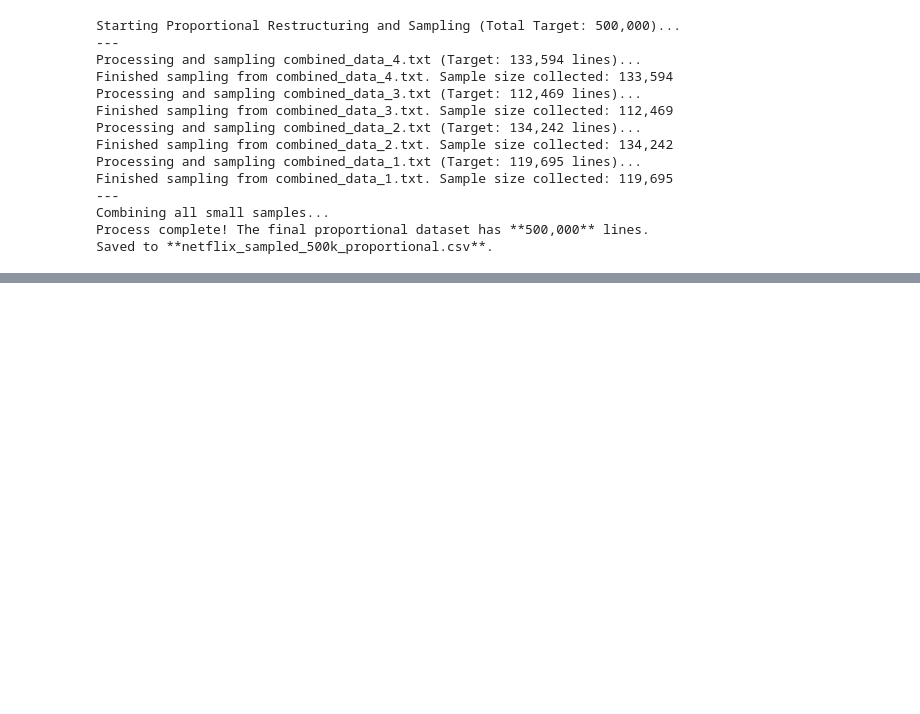
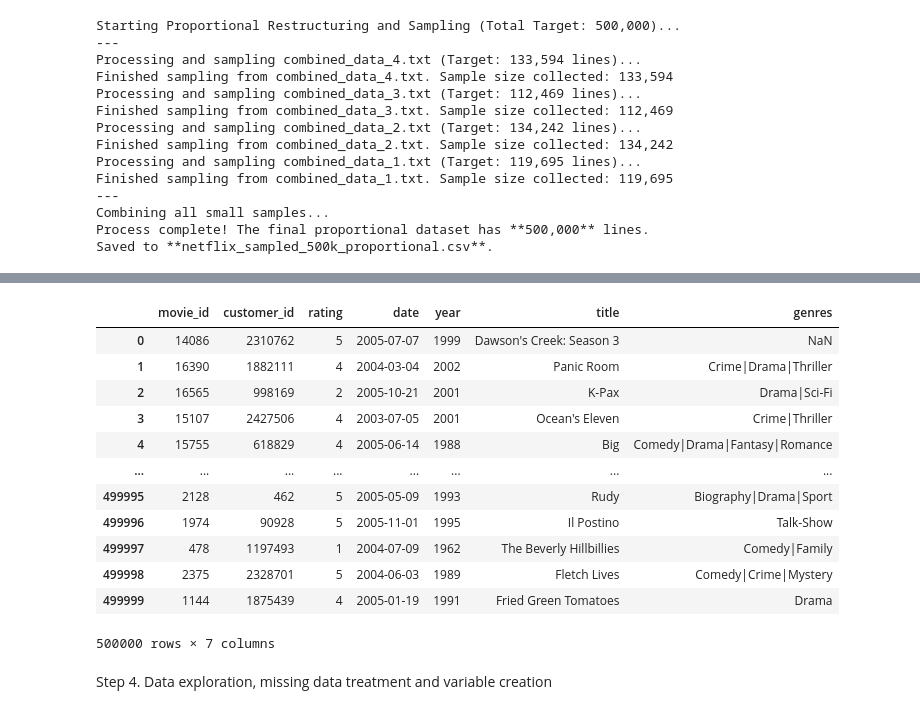
Before and after one commit to Vamina/Project_NetflixPrize, a Jupyter notebook: netflix_data_manag.ipynb, the cells around one changed output, grey strips where cells are left out. Drawn from its saved outputs; the diff is of its cells as text; code cells hidden in the pictures; blank space fills up the shorter version.

```diff
--- a/netflix_data_manag.ipynb
+++ b/netflix_data_manag.ipynb
@@ -128,0 +145,14 @@ df
+# %%
+#Read and clean the movie titles file
+titles_rows = []
+
+with open('movie_titles.csv', 'r', encoding = 'latin-1') as f:
+    for line in f:
+      line = line.strip()
+      parts = line.split(',', 2)
+
+      if len(parts) == 3:
+            film_id, year, title = parts
+            titles_rows.append([int(film_id), year, title])
+
+df_titles = pd.DataFrame(titles_rows, columns=['movie_id', 'year', 'title'])
@@ -128,0 +175,8 @@ df
+# %%
+#merge the movie titles file with the rating file
+
+df_ratings_titles   = pd.merge(df_ratings, df_titles, how = 'left', on = 'movie_id')
+
+
+
+df_ratings_titles
@@ -128,0 +199,5 @@ df
+# %%
+#read the genre file
+df_genres = pd.read_csv('netflix_genres.csv')
+
+df_genres
@@ -128,0 +218,22 @@ df
+# %%
+#merge the df with the genre file
+
+df = pd.merge(df_ratings_titles, df_genres, how = 'left', left_on = 'movie_id', right_on = 'movieId').drop('movieId', axis = 1)
+
+df
+# %% [output]
+|  | movie_id | customer_id | rating | date | year | title | genres |
+| 0 | 14086 | 2310762 | 5 | 2005-07-07 | 1999 | Dawson's Creek: Season 3 | NaN |
+| 1 | 16390 | 1882111 | 4 | 2004-03-04 | 2002 | Panic Room | Crime|Drama|Thriller |
+| 2 | 16565 | 998169 | 2 | 2005-10-21 | 2001 | K-Pax | Drama|Sci-Fi |
+| 3 | 15107 | 2427506 | 4 | 2003-07-05 | 2001 | Ocean's Eleven | Crime|Thriller |
+| 4 | 15755 | 618829 | 4 | 2005-06-14 | 1988 | Big | Comedy|Drama|Fantasy|Romance |
+| ... | ... | ... | ... | ... | ... | ... | ... |
+| 499995 | 2128 | 462 | 5 | 2005-05-09 | 1993 | Rudy | Biography|Drama|Sport |
+| 499996 | 1974 | 90928 | 5 | 2005-11-01 | 1995 | Il Postino | Talk-Show |
+| 499997 | 478 | 1197493 | 1 | 2004-07-09 | 1962 | The Beverly Hillbillies | Comedy|Family |
+| 499998 | 2375 | 2328701 | 5 | 2004-06-03 | 1989 | Fletch Lives | Comedy|Crime|Mystery |
+| 499999 | 1144 | 1875439 | 4 | 2005-01-19 | 1991 | Fried Green Tomatoes | Drama |
+500000 rows × 7 columns
+# %% [markdown]
+Step 4. Data exploration, missing data treatment and variable creation
```
Also changed, not shown: parts of 25 cells of this notebook, 4 other files.
